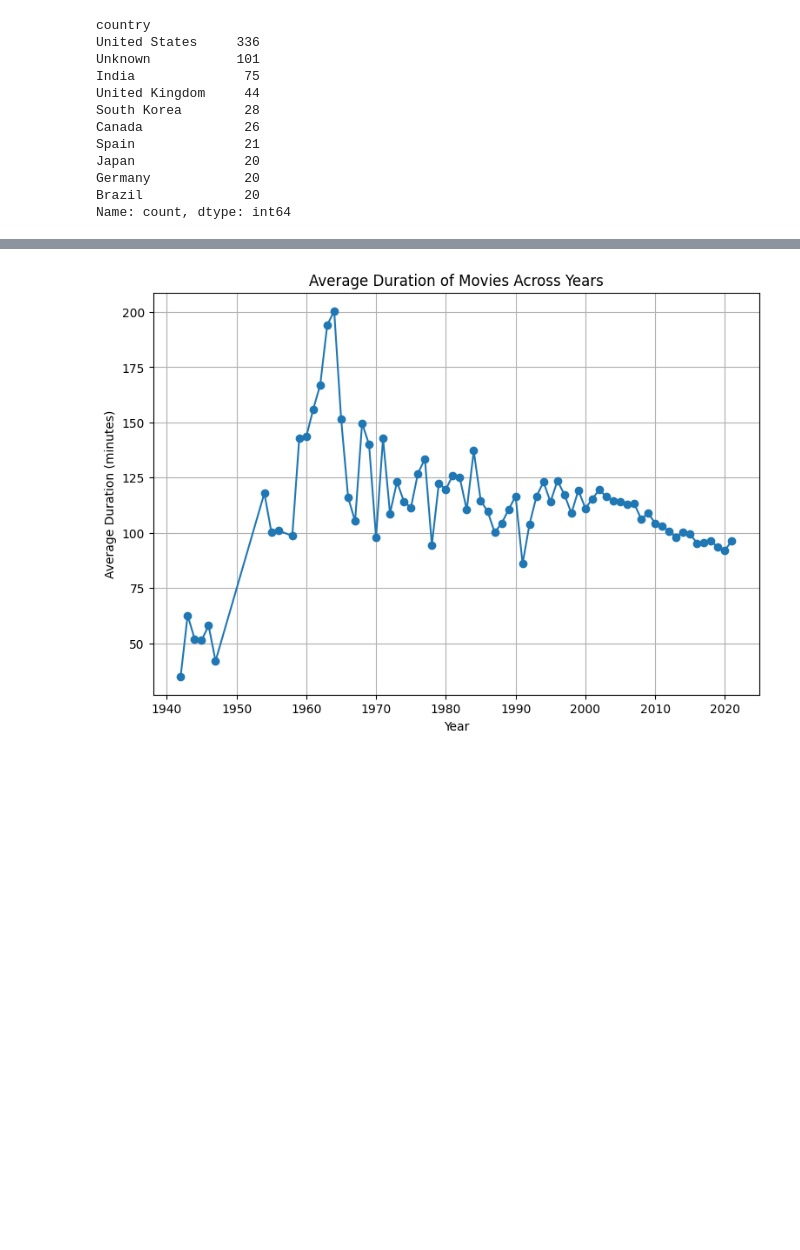
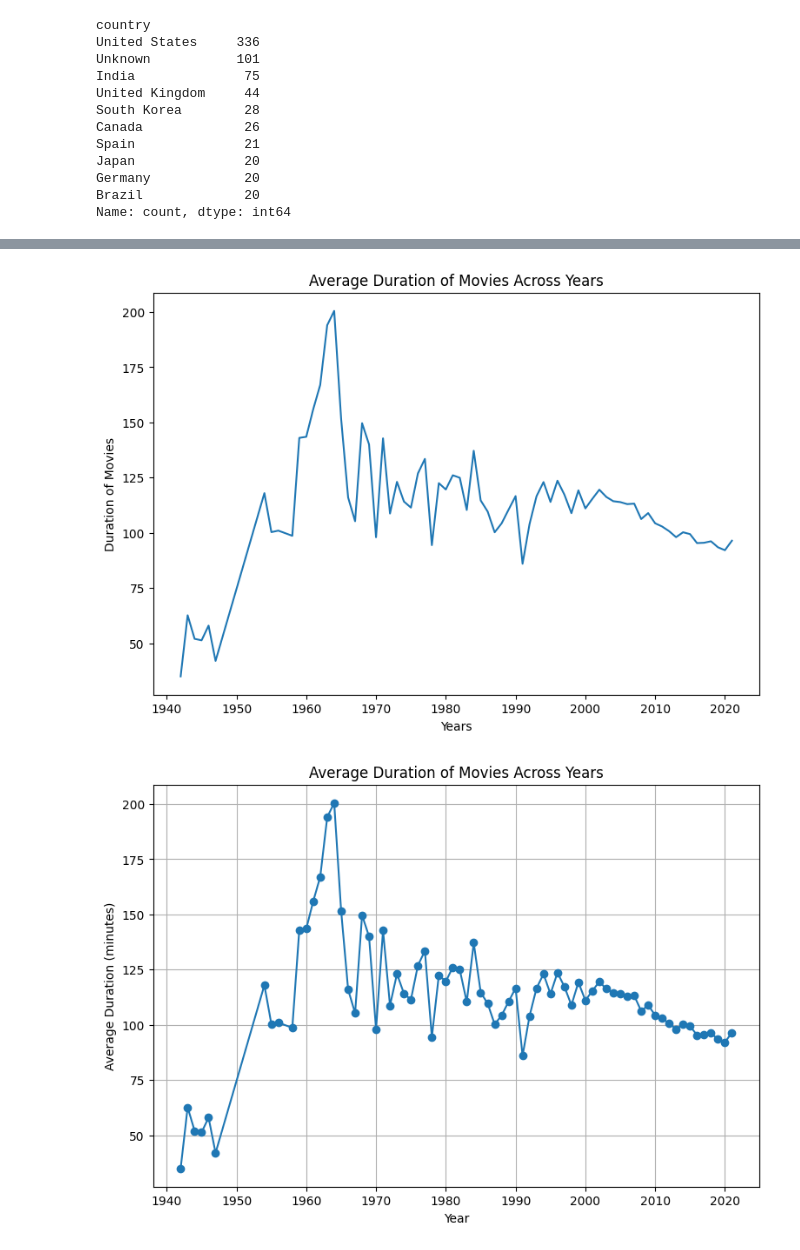
Before and after one commit to Rozitatsan/rozita_eae_ipld_project, a Jupyter notebook: development/02_netflix_data_analysis.ipynb, the cells around one changed output, grey strips where cells are left out. Drawn from its saved outputs; the diff is of its cells as text; code cells hidden in the pictures; blank space fills up the shorter version.

```diff
--- a/development/02_netflix_data_analysis.ipynb
+++ b/development/02_netflix_data_analysis.ipynb
@@ -166,22 +181,29 @@ NameError: name 'year' is not defined
 # %%
 # Ex 2.7: Make a line chart of the average duration of movies (not TV shows) in minutes for every year across all the years.
 
 # (hint: you can create a new column with the integer value of the minutes of the movies, it's possible to do it with the .apply()
 # method and a lambda function, getting only stripping the minutes of it and converting the digit number to an integer
 # or you can also do this process with a for loop over the dataframe rows like <for row_id, row in df.iterrows(): > creating every new value of that row for the new column
 
 # Then use groupby year and in order to average on that movies minutes column)
 
-movies_avg_duration_per_year = None  # TODO: movies_avg_duration_per_year has to be a Pandas Series with the average duration of movies per year
+movies_df["movie_len_in_mins"] = movies_df["duration"].apply(lambda x: int(x.strip("min")) if "min" in x else None )
+grouped_series = pd.Series(movies_df.groupby("release_year")["movie_len_in_mins"].mean())
 
+movies_avg_duration_per_year = grouped_series
 
-fig = plt.figure(figsize=(9, 6))
+if movies_avg_duration_per_year is not None:
+    fig = plt.figure(figsize=(9, 6))
 
-# TODO: generate the line plot using plt.plot() and the information from movies_avg_duration_per_year (the vertical axis with the minutes value) and its index (the horizontal axis with the years)
+    # plt.plot(...# TODO: generate the line plot using plt.plot() and the information from movies_avg_duration_per_year (the vertical axes with the minutes value) and its index (the horizontal axes with the years)
 
-plt.title("Average Duration of Movies Across Years")
+    plt.title("Average Duration of Movies Across Years")
+    plt.plot(movies_avg_duration_per_year)
 
-plt.show()
+    plt.xlabel("Years")
+    plt.ylabel("Duration of Movies")
+# %% [output]
+[figure, added]
 # %%
 import matplotlib.pyplot as plt
 
```
Also changed, not shown: parts of 1 cell of this notebook.
